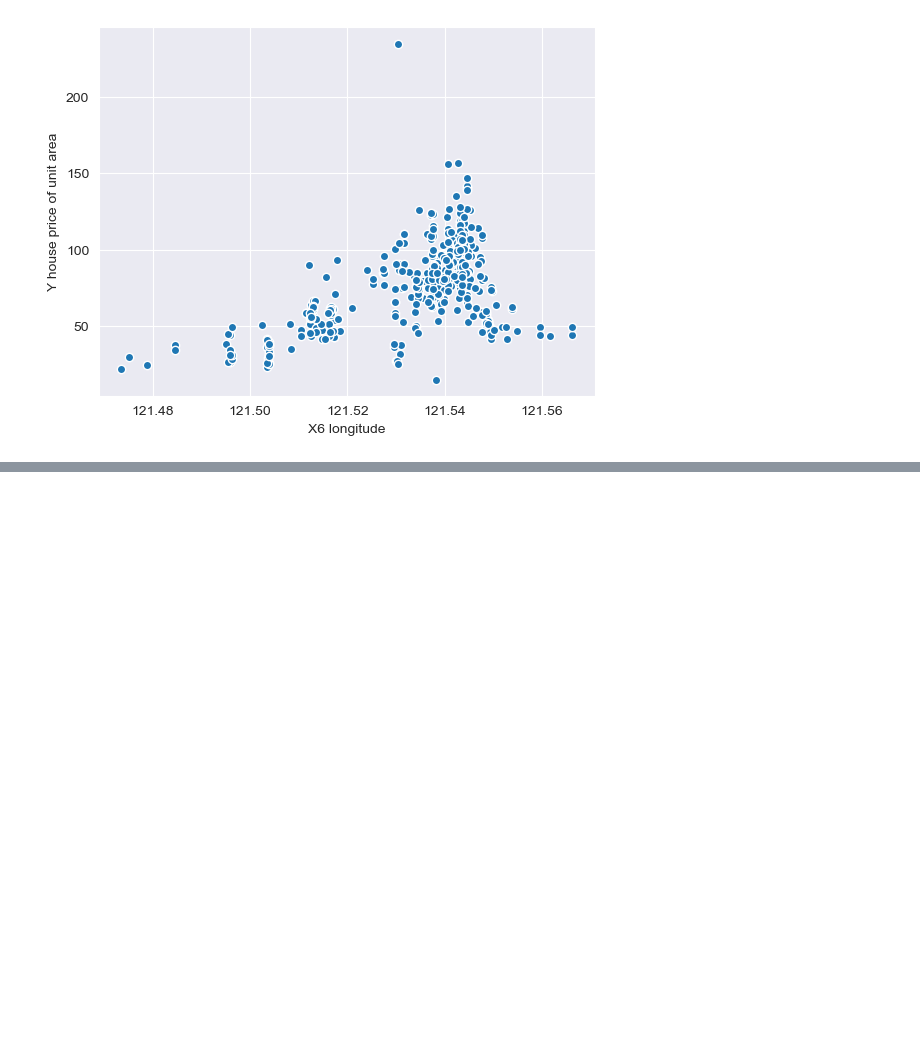
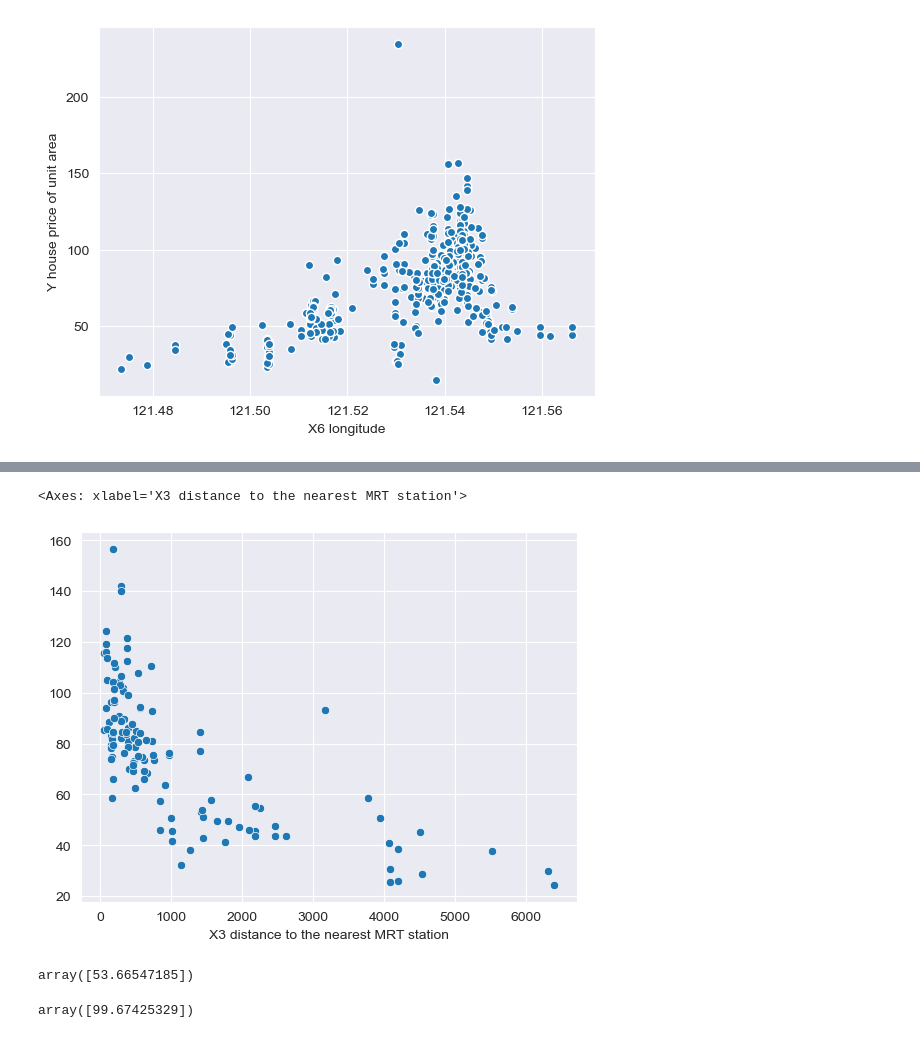
Before and after one commit to Xyehtz/AI-and-Machine-Learning, a Jupyter notebook: Lab 4/sample.ipynb, the cells around one changed output, grey strips where cells are left out. Cells and saved outputs as stored; diff of their text form; code cells hidden in the pictures; blank space fills up the shorter version.

```diff
--- a/Lab 4/sample.ipynb
+++ b/Lab 4/sample.ipynb
@@ -169,0 +243,38 @@ sns.scatterplot(x=x6, y=y, lw=1)
+# %%
+sns.scatterplot(x=X_test['X3 distance to the nearest MRT station'], y=y_test)
+# %% [output]
+<Axes: xlabel='X3 distance to the nearest MRT station'>
+[figure, added]
+# %%
+# 27.	Using the Model to Make Price Predictions by creating a dictionary myTest with the input values for the model's features:
+# a.	Use the following values: transaction=2013, house age=16, distance=2000, stores=4, latitude=24.94 and longitude=121.50
+myTestMin = {
+    'X1 transaction date': [2012],
+    'X2 house age': [25],
+    'X3 distance to the nearest MRT station': [5500],
+    'X4 number of convenience stores': [2],
+    'X5 latitude': [24.94],
+    'X6 longitude': [121.44],
+}
+
+# b.	Convert the dictionary into a DataFrame named df.
+df = pd.DataFrame(myTestMin)
+
+# c.	Use the trained model to predict the price based on the values in df and print the result.
+lm.predict(df)
+# %% [output]
+array([53.66547185])
+# %%
+myTestMax = {
+    'X1 transaction date': [2013],
+    'X2 house age': [5],
+    'X3 distance to the nearest MRT station': [500],
+    'X4 number of convenience stores': [9],
+    'X5 latitude': [24.98],
+    'X6 longitude': [121.55],
+}
+
+df = pd.DataFrame(myTestMax)
+lm.predict(df)
+# %% [output]
+array([99.67425329])
```
Also changed, not shown: parts of 8 cells of this notebook, 1 other file.
